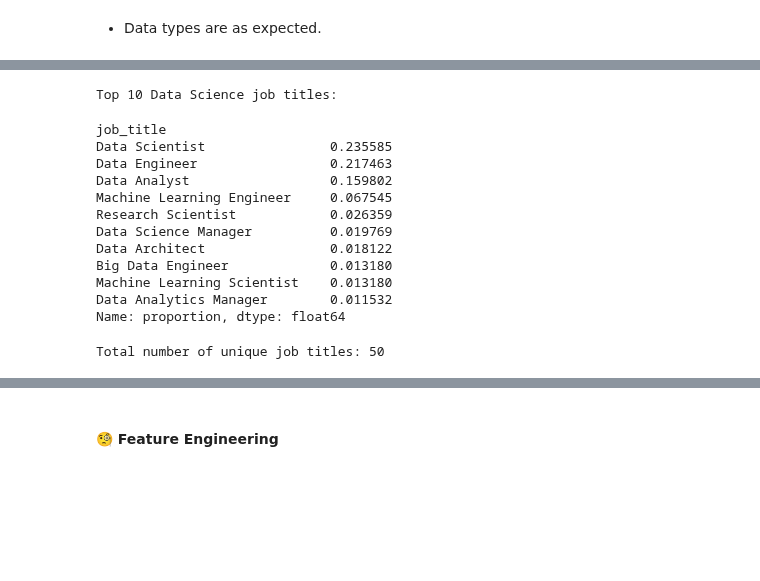
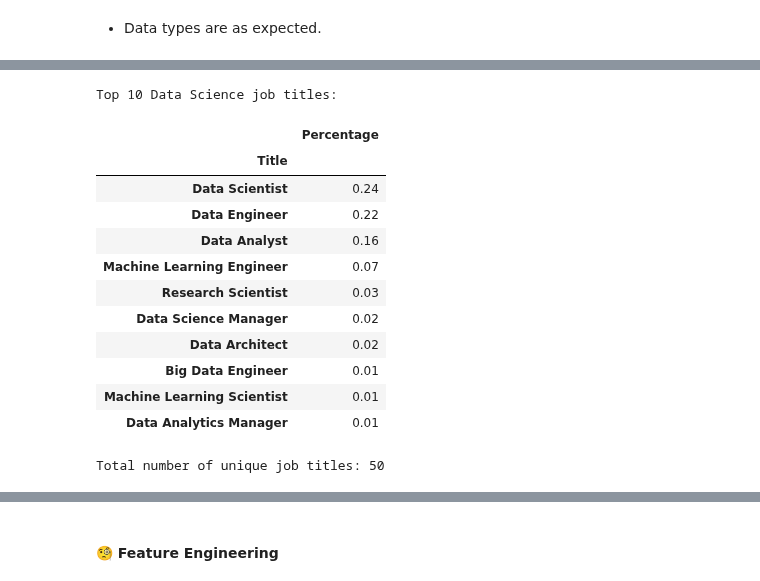
Before and after one commit to akramkhal/KaggleProjects, a Jupyter notebook: DataScieSalary/ds_salary.ipynb.ipynb, the cells around one changed output, grey strips where cells are left out. Cells and saved outputs as stored; diff of their text form; code cells hidden in the pictures; blank space fills up the shorter version.

```diff
--- a/DataScieSalary/insurance.ipynb.ipynb
+++ b/DataScieSalary/ds_salary.ipynb.ipynb
@@ -129,20 +176,23 @@ Total number of unique countries: 57
 # %%
 print('Top 10 Data Science job titles:')
-display(data['job_title'].value_counts(normalize=True).sort_values(ascending=False)[:10])
+data_ds = raw_data['job_title'].value_counts(normalize=True).sort_values(ascending=False).round(2)[:10].to_frame()
+data_ds = data_ds.rename_axis('Title', axis='index')
+data_ds.columns = ['Percentage']
+display(data_ds)
 
-print('Total number of unique job titles:', data['job_title'].nunique())
+print('Total number of unique job titles:', raw_data['job_title'].nunique())
 # %% [output]
 Top 10 Data Science job titles:
+|  | Percentage |
+| Title |  |
+| Data Scientist | 0.24 |
+| Data Engineer | 0.22 |
+| Data Analyst | 0.16 |
+| Machine Learning Engineer | 0.07 |
+| Research Scientist | 0.03 |
+| Data Science Manager | 0.02 |
+| Data Architect | 0.02 |
+| Big Data Engineer | 0.01 |
+| Machine Learning Scientist | 0.01 |
+| Data Analytics Manager | 0.01 |
-job_title
-Data Scientist                0.235585
-Data Engineer                 0.217463
-Data Analyst                  0.159802
-Machine Learning Engineer     0.067545
-Research Scientist            0.026359
-Data Science Manager          0.019769
-Data Architect                0.018122
-Big Data Engineer             0.013180
-Machine Learning Scientist    0.013180
-Data Analytics Manager        0.011532
-Name: proportion, dtype: float64
+Total number of unique job titles: 50
-Total number of unique job titles: 50
```
Also changed, not shown: parts of 8 cells of this notebook, 3 other files.
